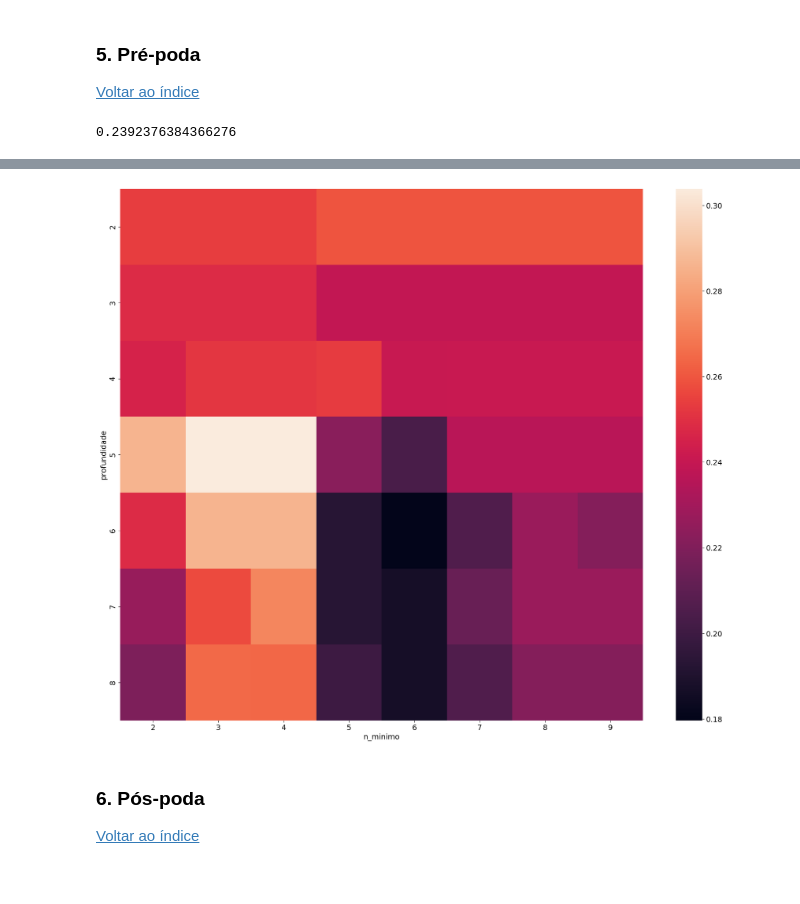
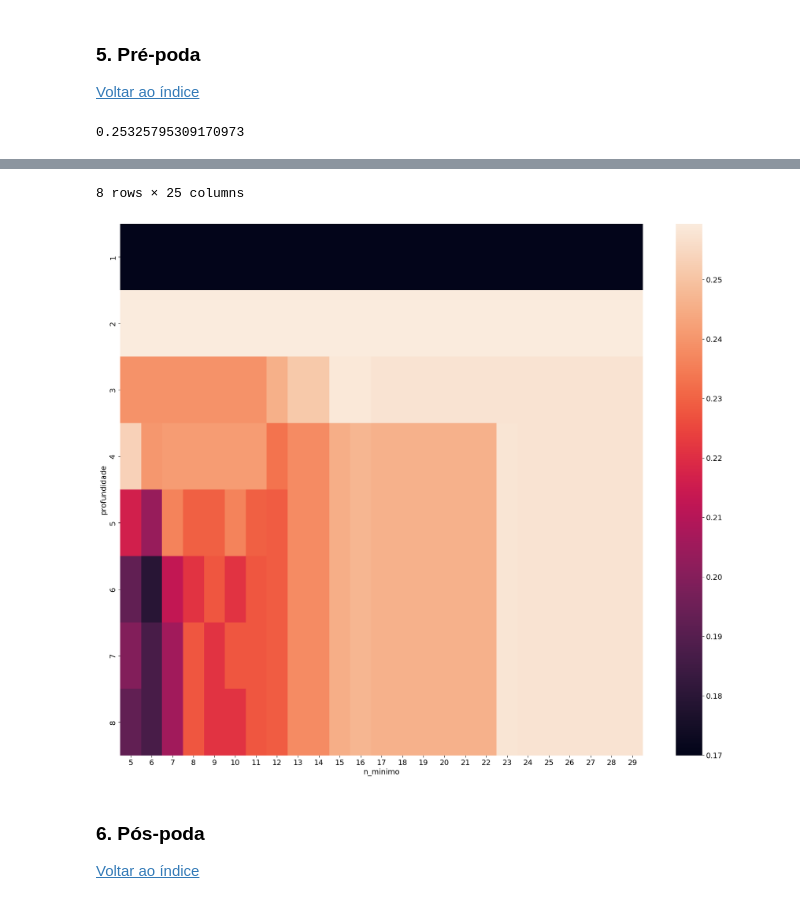
Before and after one commit to earapanos/DataScienceExcercises, a Jupyter notebook: Módulo 11 - Árvores II Parte I (árvore de regressão)/Profissão Cientista de Dados_M11_support material01_arvores de regressao.ipynb, the cells around one changed output, grey strips where cells are left out. Drawn from its saved outputs; the diff is of its cells as text; code cells hidden in the pictures.

```diff
--- a/Módulo 11 - Árvores II Parte I (árvore de regressão)/Profissão Cientista de Dados_M11_support material01_arvores de regressao.ipynb
+++ b/Módulo 11 - Árvores II Parte I (árvore de regressão)/Profissão Cientista de Dados_M11_support material01_arvores de regressao.ipynb
@@ -394,7 +394,7 @@ m.view()
 [Voltar ao índice](#topo)
 # %%
 # Cria e ajusta um modelo de regressão de árvore de decisão com profundidade máxima de 3 e mínimo de 10 amostras por folha
-regr_1 = DecisionTreeRegressor(max_depth=3, min_samples_leaf=10)
+regr_1 = DecisionTreeRegressor(max_depth=4, min_samples_leaf=5)
 
 # Ajusta o modelo aos dados de treinamento
 regr_1.fit(X_train, y_train)
@@ -406,7 +406,7 @@ mse1 = regr_1.score(X_test, y_test)
 # Exibe o R² do modelo no conjunto de teste
 mse1
 # %% [output]
-0.2392376384366276
+0.25325795309170973
 # %%
 # Listas para armazenar os valores de R² e os parâmetros da árvore
 mses = []
@@ -414,8 +414,8 @@ ind_i = []
 ind_j = []
 
 # Loop para testar diferentes combinações de profundidade e número mínimo de amostras por folha
-for i in range(2, 9): # profundidade varia de 2 a 8
-    for j in range(2, 10):  # número mínimo de amostras varia de 2 a 9
+for i in range(1, 9): # profundidade varia de 2 a 8
+    for j in range(5, 30):  # número mínimo de amostras varia de 2 a 9
         # Cria e ajusta o modelo de árvore de decisão com os parâmetros atuais
         regr_1 = DecisionTreeRegressor(max_depth=i, min_samples_leaf=j)
         regr_1.fit(X_train, y_train)
@@ -449,4 +450,5 @@ df_mse.pivot(index='profundidade', columns='n_minimo', values='mses')
+8 rows × 25 columns
-[figure, old version]
+[figure, new version]
 # %% [markdown]
 ### 6. Pós-poda<a name="6"></a>
 <div style="text-align: right"
```
Also changed, not shown: parts of 6 cells of this notebook, 2 other files.
